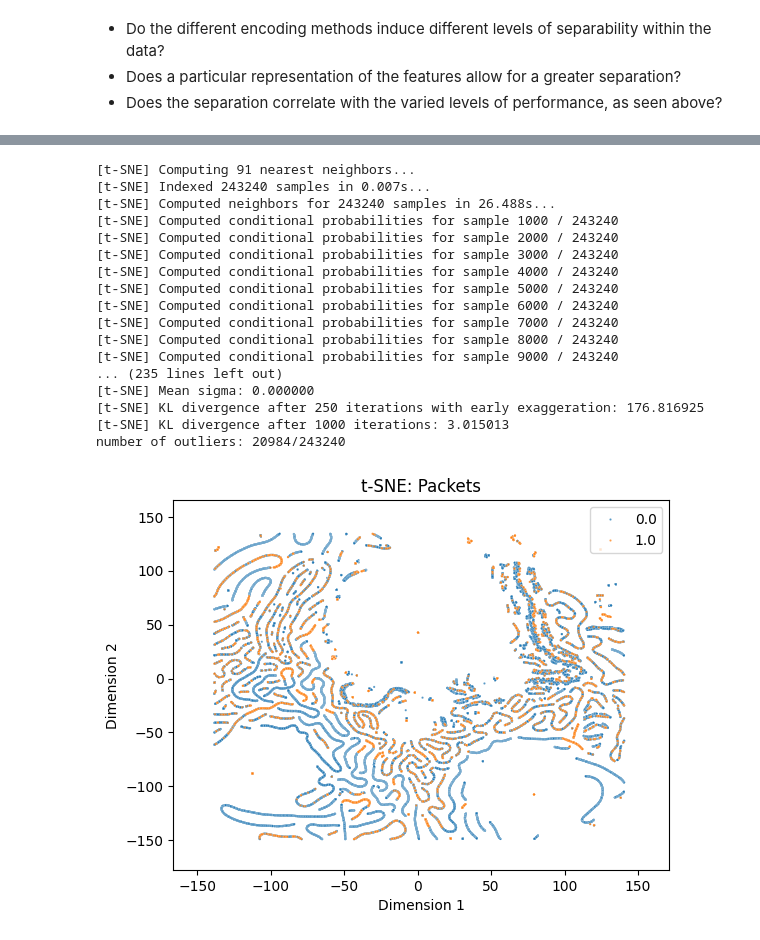
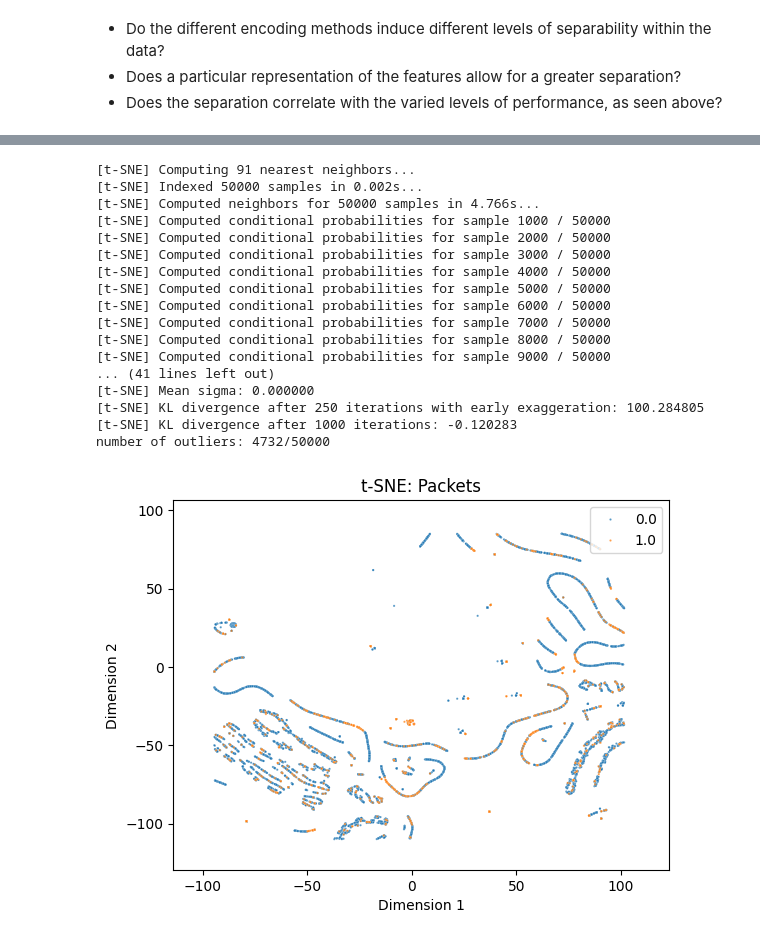
Before and after one commit to uwacyber/cits2006, a Jupyter notebook: cits2006-labs/files/Anomaly_based_IDS.ipynb, the cells around one changed output, grey strips where cells are left out. Saved outputs shown, nothing was run; the diff lists cells and outputs as text; code cells hidden in the pictures.

```diff
--- a/cits2006-labs/files/Anomaly_based_IDS.ipynb
+++ b/cits2006-labs/files/Anomaly_based_IDS.ipynb
@@ -183,14 +183,16 @@ def scale_data(X_train, X_test):
 # %%
 def get_losses(model, X_train, X_test):
     ''' get the reconstruction losses (errors) for the training and testing datasets '''
-    test_reconstructed = model.predict(X_test)
-    test_losses = tf.keras.losses.mean_squared_error(X_test.reshape((X_test.shape[0], -1)),
-                                                        test_reconstructed.reshape((test_reconstructed.shape[0], -1))).numpy()
+    train_rec = model.predict(X_train, verbose=0)
+    test_rec  = model.predict(X_test,  verbose=0)
 
-    train_reconstructed = model.predict(X_train)
-    train_losses = tf.keras.losses.mean_squared_error(X_train.reshape((X_train.shape[0], -1)),
-                                                        train_reconstructed.reshape((train_reconstructed.shape[0], -1))).numpy()
+    mse = tf.keras.losses.MeanSquaredError(reduction=tf.keras.losses.Reduction.NONE)
+
+    train_losses = mse(X_train, train_rec).numpy()
+    test_losses  = mse(X_test,  test_rec).numpy()
+
     return train_losses, test_losses
+
 
 def get_metrics(train_losses, test_losses):
     ''' calculate ML metrics: accuracy, precision, recall, f1_score '''
@@ -219,10 +221,7 @@ def run_ml_pipeline(dataset):
   autoencoder = Autoencoder(latent_dim, input_dim)
   autoencoder.compile(optimizer="adam", loss=losses.MeanSquaredError())
   early_stopping = EarlyStopping(monitor='loss', patience=15, mode='min', min_delta=0.0001)
-  batch_size = 64
-  if len(X_train) > 500000:
-    batch_size = 256
-  autoencoder.fit(X_train, X_train, epochs=50, batch_size=batch_size, shuffle=True, callbacks=[early_stopping])
+  autoencoder.fit(X_train, X_train, epochs=10, batch_size=64, shuffle=False, callbacks=[early_stopping])
   train_losses, test_losses = get_losses(autoencoder, X_train, X_test)
   return get_metrics(train_losses, test_losses)
 # %%
@@ -386,7 +378,7 @@ def tsne_plot(data, labels, title):
 # %%
 def run_tsne_pipeline(dataset, dataset_name, threshold=2):
     dataset = prep_tsne_data(dataset)
-    X_tsne_full, y_tsne_full, _ = tsne_run(dataset)
+    X_tsne_full, y_tsne_full, kl_divergence = tsne_run(dataset)
     X_tsne_filtered, y_tsne_filtered = tsne_remove_outliers(
         X_tsne_full,
         y_tsne_full,
@@ -394,36 +386,40 @@ def run_tsne_pipeline(dataset, dataset_name, threshold=2):
         threshold=threshold)
     tsne_plot(X_tsne_filtered, y_tsne_filtered, f't-SNE: {dataset_name}')
 # %%
-# subsample the dataset so that the t-SNE doesn't take as long to run
-# the general shape of the data should still be preserved
-
 packets_dataset_1 = packets_dataset[packets_dataset['label'] == 1]
 packets_dataset_0 = packets_dataset[packets_dataset['label'] == 0]
 packets_dataset_downsampled = pd.concat([packets_dataset_0,  packets_dataset_1.sample(n=len(packets_dataset_0), random_state=42)])
+
+packets_dataset_downsampled, _ = train_test_split(
+    packets_dataset_downsampled,
+    train_size=50000,
+    stratify=packets_dataset_downsampled['label'],
+    random_state=42
+)
 # %%
 run_tsne_pipeline(packets_dataset_downsampled, 'Packets')
 
-packets_accuracy, packets_precision, packets_recall, packets_f1_score = packets_metrics
-print(f'Accuracy: {packets_accuracy * 100:.2f}%')
-print(f'Recall: {packets_recall * 100:.2f}%')
-print(f'Precision: {packets_precision * 100:.2f}%')
-print(f'F1 Score: {packets_f1_score * 100:.2f}%')
+accuracy, precision, recall, f1_score = packets_metrics
+print(f'Accuracy: {accuracy * 100:.2f}%')
+print(f'Recall: {recall * 100:.2f}%')
+print(f'Precision: {precision * 100:.2f}%')
+print(f'F1 Score: {f1_score * 100:.2f}%')
 # %% [output]
 [t-SNE] Computing 91 nearest neighbors...
-[t-SNE] Indexed 243240 samples in 0.007s...
-[t-SNE] Computed neighbors for 243240 samples in 26.488s...
-[t-SNE] Computed conditional probabilities for sample 1000 / 243240
-[t-SNE] Computed conditional probabilities for sample 2000 / 243240
-[t-SNE] Computed conditional probabilities for sample 3000 / 243240
-[t-SNE] Computed conditional probabilities for sample 4000 / 243240
-[t-SNE] Computed conditional probabilities for sample 5000 / 243240
-[t-SNE] Computed conditional probabilities for sample 6000 / 243240
-[t-SNE] Computed conditional probabilities for sample 7000 / 243240
-[t-SNE] Computed conditional probabilities for sample 8000 / 243240
-[t-SNE] Computed conditional probabilities for sample 9000 / 243240
-... (235 lines left out)
+[t-SNE] Indexed 50000 samples in 0.002s...
+[t-SNE] Computed neighbors for 50000 samples in 4.766s...
+[t-SNE] Computed conditional probabilities for sample 1000 / 50000
+[t-SNE] Computed conditional probabilities for sample 2000 / 50000
+[t-SNE] Computed conditional probabilities for sample 3000 / 50000
+[t-SNE] Computed conditional probabilities for sample 4000 / 50000
+[t-SNE] Computed conditional probabilities for sample 5000 / 50000
+[t-SNE] Computed conditional probabilities for sample 6000 / 50000
+[t-SNE] Computed conditional probabilities for sample 7000 / 50000
+[t-SNE] Computed conditional probabilities for sample 8000 / 50000
+[t-SNE] Computed conditional probabilities for sample 9000 / 50000
+... (41 lines left out)
 [t-SNE] Mean sigma: 0.000000
-[t-SNE] KL divergence after 250 iterations with early exaggeration: 176.816925
-[t-SNE] KL divergence after 1000 iterations: 3.015013
-number of outliers: 20984/243240
+[t-SNE] KL divergence after 250 iterations with early exaggeration: 100.284805
+[t-SNE] KL divergence after 1000 iterations: -0.120283
+number of outliers: 4732/50000
-[figure, old version]
+[figure, new version]
```
Also changed, not shown: parts of 14 cells of this notebook.
